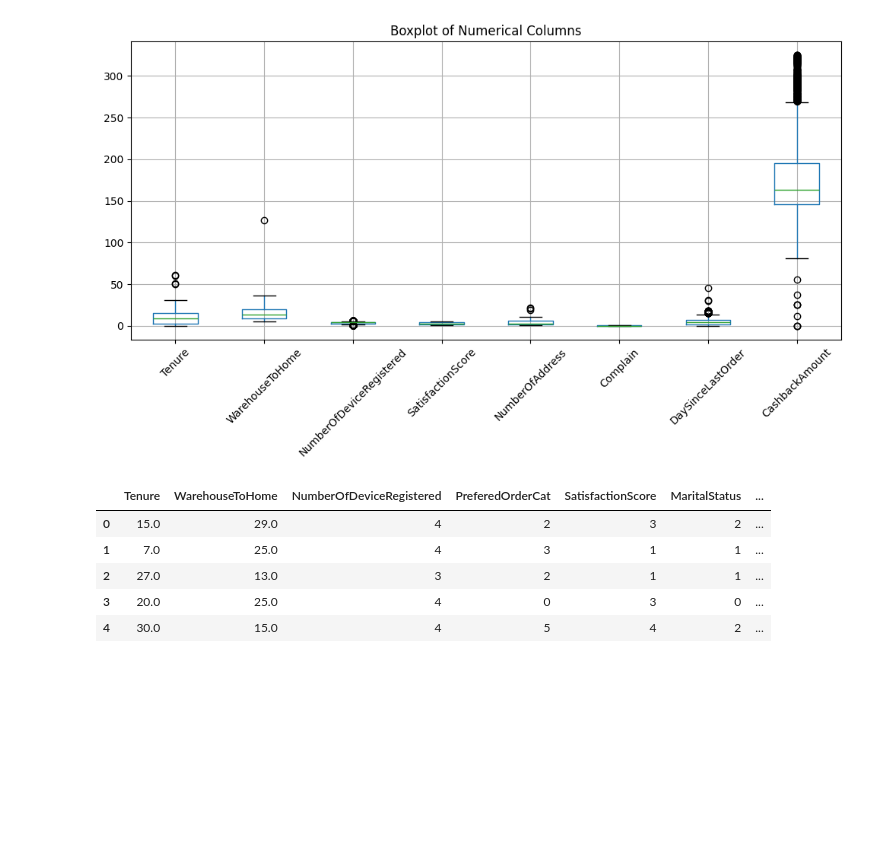
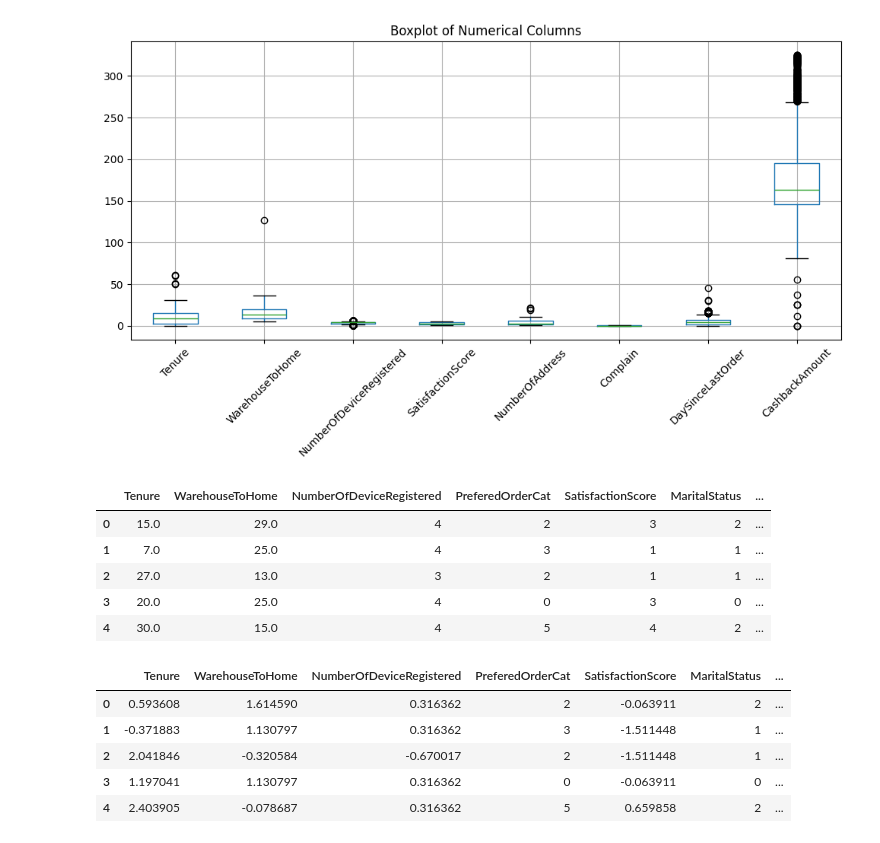
Before and after one commit to Sazibul-Islam-Siam/Customer_Churn_Prediction_using_ML, a Jupyter notebook: code.ipynb, the cells around one changed output. Cells and saved outputs as stored; diff of their text form; code cells hidden in the pictures; blank space fills up the shorter version.

Commit message:
Scaling feature

```diff
--- a/code.ipynb
+++ b/code.ipynb
@@ -86,5 +86,19 @@ df.head()
 | 2 | 27.0 | 13.0 | 3 | 2 | 1 | 1 | ... |
 | 3 | 20.0 | 25.0 | 4 | 0 | 3 | 0 | ... |
 | 4 | 30.0 | 15.0 | 4 | 5 | 4 | 2 | ... |
+# %%
+# Feature scaling
+scaler = StandardScaler()
+features_to_scale = ['Tenure', 'WarehouseToHome', 'NumberOfDeviceRegistered', 'SatisfactionScore',
+                     'NumberOfAddress', 'DaySinceLastOrder', 'CashbackAmount']
+df[features_to_scale] = scaler.fit_transform(df[features_to_scale])
+df.head()
+# %% [output]
+|  | Tenure | WarehouseToHome | NumberOfDeviceRegistered | PreferedOrderCat | SatisfactionScore | MaritalStatus | ... |
+| 0 | 0.593608 | 1.614590 | 0.316362 | 2 | -0.063911 | 2 | ... |
+| 1 | -0.371883 | 1.130797 | 0.316362 | 3 | -1.511448 | 1 | ... |
+| 2 | 2.041846 | -0.320584 | -0.670017 | 2 | -1.511448 | 1 | ... |
+| 3 | 1.197041 | 1.130797 | 0.316362 | 0 | -0.063911 | 0 | ... |
+| 4 | 2.403905 | -0.078687 | 0.316362 | 5 | 0.659858 | 2 | ... |
 # %%
 
```
Also changed, not shown: parts of 1 cell of this notebook.
